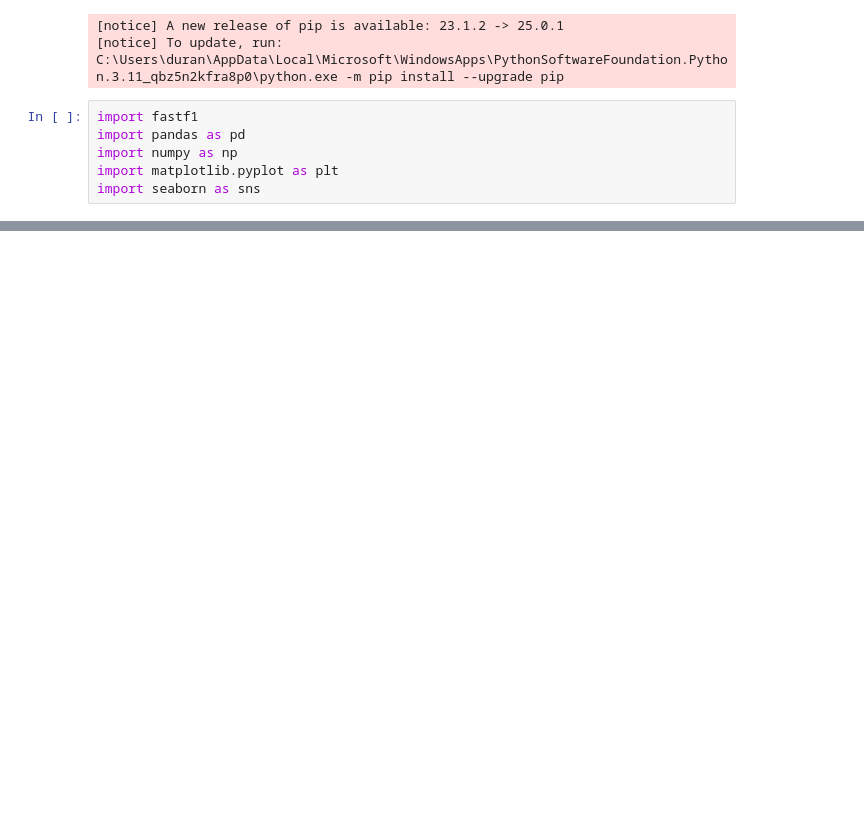
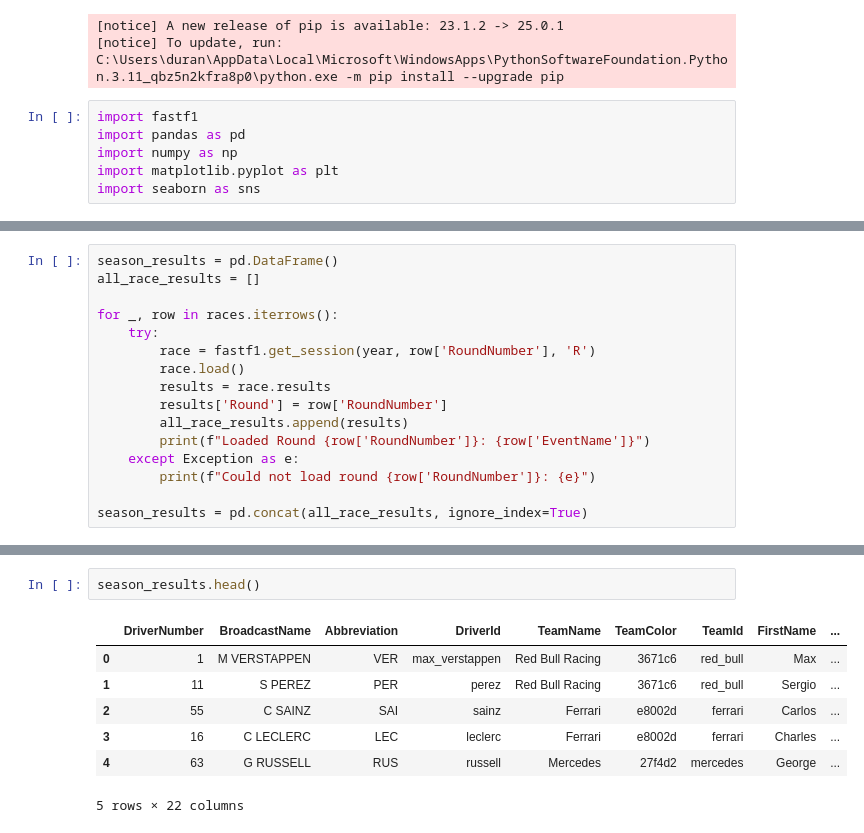
Before and after one commit to abtonmoy/F1-Prediction-Engine, a Jupyter notebook: FastF1EDA.ipynb, the cells around one changed output, grey strips where cells are left out. Saved outputs shown, nothing was run; the diff lists cells and outputs as text; blank space fills up the shorter version.

Commit message:
Collecting Data

```diff
--- a/FastF1EDA.ipynb
+++ b/FastF1EDA.ipynb
@@ -28,0 +42,16 @@ import seaborn as sns
+# %%
+season_results = pd.DataFrame()
+all_race_results = []
+
+for _, row in races.iterrows():
+    try:
+        race = fastf1.get_session(year, row['RoundNumber'], 'R')
+        race.load()
+        results = race.results
+        results['Round'] = row['RoundNumber']
+        all_race_results.append(results)
+        print(f"Loaded Round {row['RoundNumber']}: {row['EventName']}")
+    except Exception as e:
+        print(f"Could not load round {row['RoundNumber']}: {e}")
+
+season_results = pd.concat(all_race_results, ignore_index=True)
@@ -28,0 +168,10 @@ import seaborn as sns
+# %%
+season_results.head()
+# %% [output]
+|  | DriverNumber | BroadcastName | Abbreviation | DriverId | TeamName | TeamColor | TeamId | FirstName | ... |
+| 0 | 1 | M VERSTAPPEN | VER | max_verstappen | Red Bull Racing | 3671c6 | red_bull | Max | ... |
+| 1 | 11 | S PEREZ | PER | perez | Red Bull Racing | 3671c6 | red_bull | Sergio | ... |
+| 2 | 55 | C SAINZ | SAI | sainz | Ferrari | e8002d | ferrari | Carlos | ... |
+| 3 | 16 | C LECLERC | LEC | leclerc | Ferrari | e8002d | ferrari | Charles | ... |
+| 4 | 63 | G RUSSELL | RUS | russell | Mercedes | 27f4d2 | mercedes | George | ... |
+5 rows × 22 columns
```
Also changed, not shown: parts of 2 cells of this notebook.
